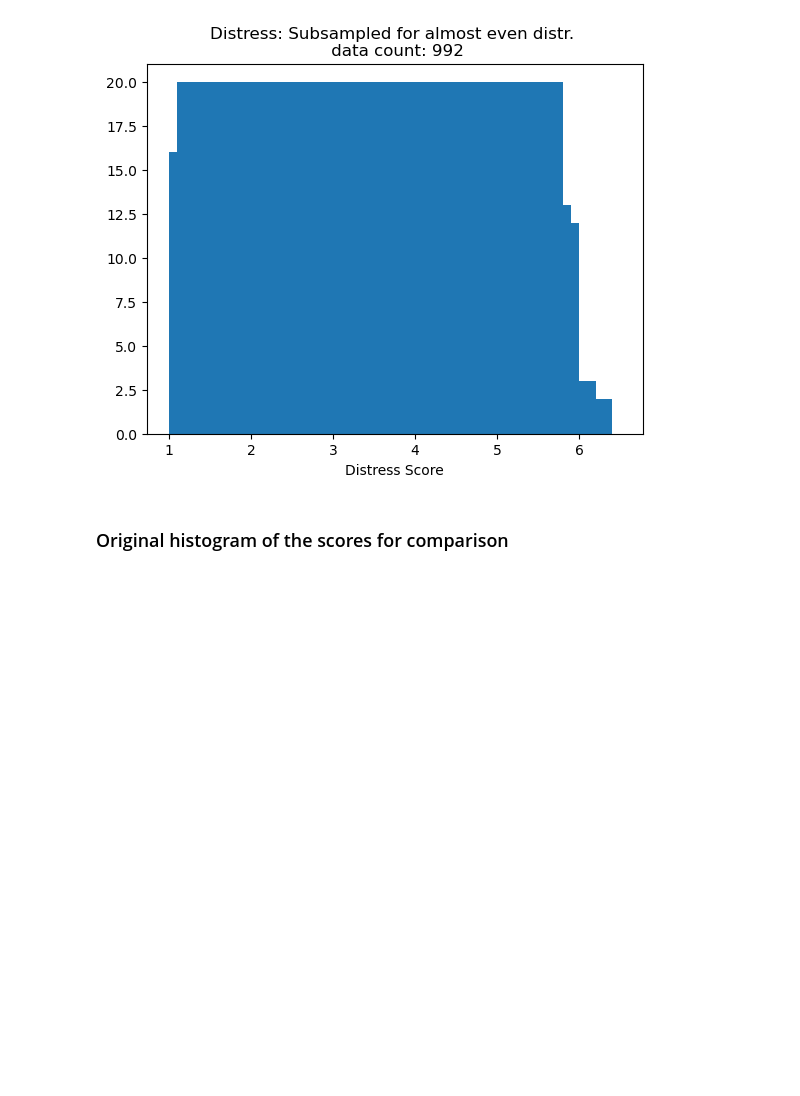
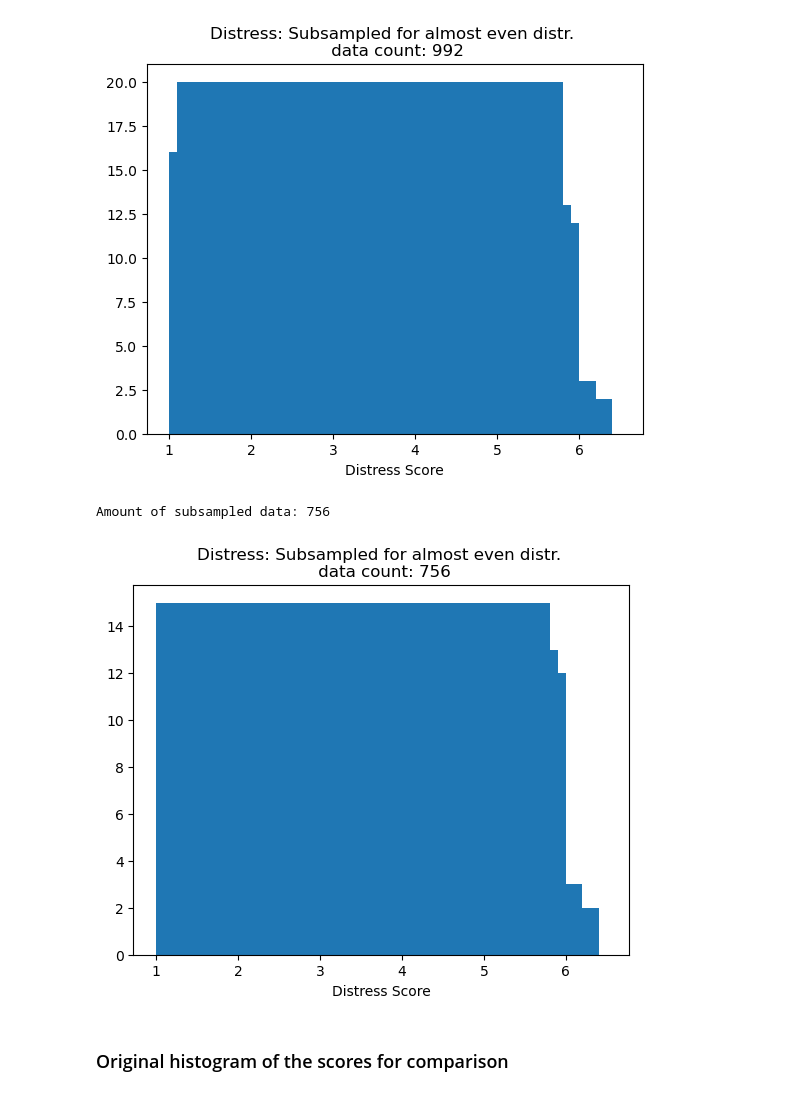
Before and after one commit to myrazma/2022_Masterthesis_Code, a Jupyter notebook: analysis/empdim_analysis.ipynb, the cells around one changed output. Drawn from its saved outputs; the diff is of its cells as text; code cells hidden in the pictures; blank space fills up the shorter version.

```diff
--- a/analysis/empdim_analysis.ipynb
+++ b/analysis/empdim_analysis.ipynb
@@ -382,10 +382,10 @@ def subsample_even_score_distr(lexicon, datapoints_per_bin, bin_size, return_bin
     binned_data = [bin[:datapoints_per_bin] for bin in binned_data]
 
     if return_binned_data:
-        return binned_data if not return_bins else binned_data, bins
+        return binned_data if not return_bins else (binned_data, bins)
 
     unbinned_data = [item for bin in binned_data for item in bin]
-    return unbinned_data if not return_bins else unbinned_data, bins
+    return unbinned_data if not return_bins else (unbinned_data, bins)
 
 
 subsampled_lex, bins = subsample_even_score_distr(distress_lex, datapoints_per_bin=20, bin_size=0.1, return_bins=True)
@@ -398,6 +398,19 @@ plt.show()
 # %% [output]
 Amount of subsampled data: 992
 [figure]
+# %%
+
+# even less daat points to make it more even
+subsampled_lex, bins = subsample_even_score_distr(distress_lex, datapoints_per_bin=15, bin_size=0.1, return_bins=True)
+print(f'Amount of subsampled data: {len(subsampled_lex)}')
+values = list([score for word, score in subsampled_lex])
+plt.hist(values, bins=bins)
+plt.xlabel('Distress Score')
+plt.title(f'Distress: Subsampled for almost even distr. \n data count: {len(values)}')
+plt.show()
+# %% [output]
+Amount of subsampled data: 756
+[figure, added]
 # %% [markdown]
 ### Original histogram of the scores for comparison
 # %%
```
Also changed, not shown: parts of 3 cells of this notebook, 3 other files.
